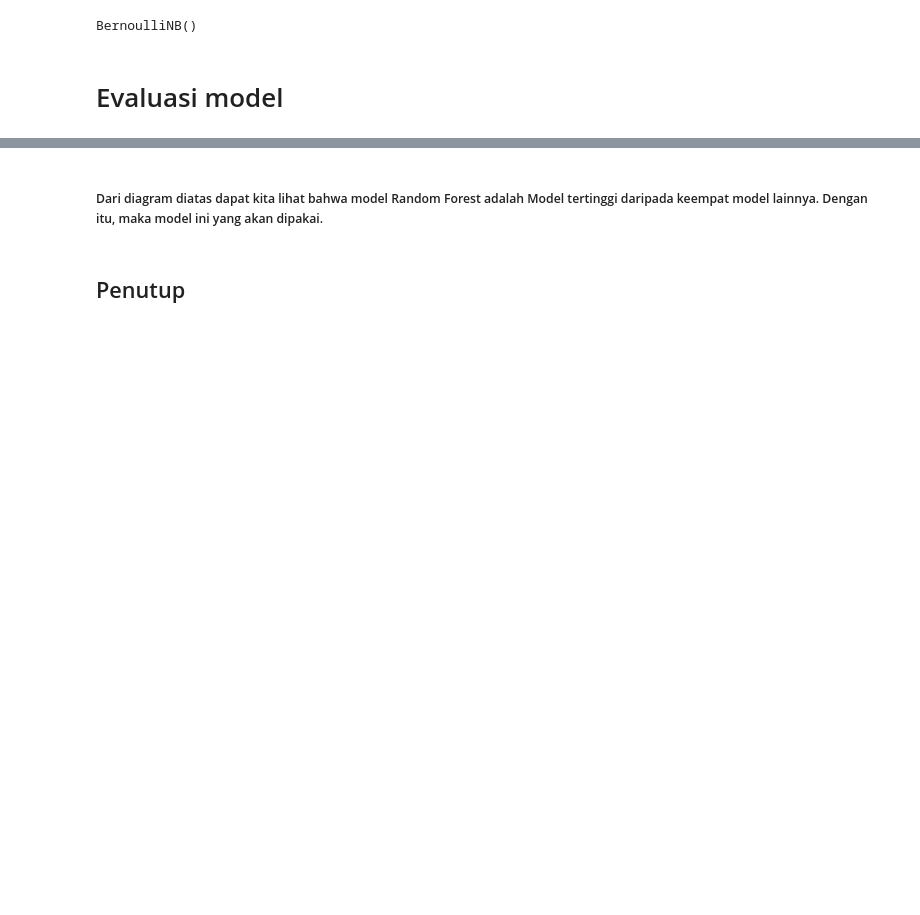
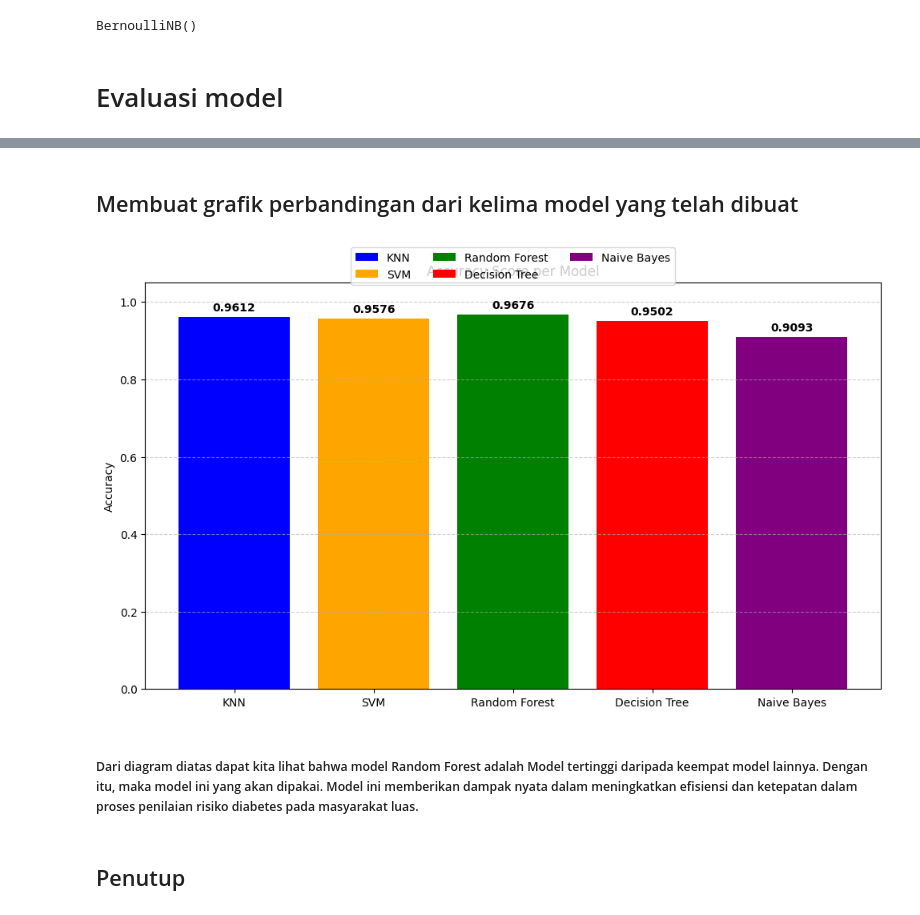
Before and after one commit to irwansyarif/diabetes-predictive-analysis, a Jupyter notebook: submission 1/Submission_1_MLT_Prediksi_Diabetes.ipynb, the cells around one changed output, grey strips where cells are left out. Drawn from its saved outputs; the diff is of its cells as text; code cells hidden in the pictures; blank space fills up the shorter version.

```diff
--- a/submission 1/Submission_1_MLT_Prediksi_Diabetes (1).ipynb
+++ b/submission 1/Submission_1_MLT_Prediksi_Diabetes.ipynb
@@ -387,5 +411,45 @@ plt.show()
+# %% [markdown]
+## Membuat grafik perbandingan dari kelima model yang telah dibuat
+# %%
+import matplotlib.pyplot as plt
+import numpy as np
+
+# Skor akurasi dan nama model
+model_names = ['KNN', 'SVM', 'Random Forest', 'Decision Tree', 'Naive Bayes']
+accuracy_scores = [
+    accuracy_score(y_test, y_pred_knn),
+    accuracy_score(y_test, y_pred_svm),
+    accuracy_score(y_test, y_pred_rf),
+    accuracy_score(y_test, y_pred_dt),
+    accuracy_score(y_test, y_pred_nb)
+]
+
+# Warna berbeda untuk setiap model
+colors = ['Blue', 'Orange', 'Green', 'Red', 'Purple']  # Blue, Orange, Green, Red, Purple
+x = np.arange(len(model_names))
+
+plt.figure(figsize=(10, 6))
+bars = plt.bar(x, accuracy_scores, color=colors)
+
+# Menambahkan nilai akurasi di atas bar
+for bar, score in zip(bars, accuracy_scores):
+    plt.text(bar.get_x() + bar.get_width() / 2, bar.get_height() + 0.01,
+             f'{score:.4f}', ha='center', va='bottom', fontsize=10, fontweight='bold')
+
+# Konfigurasi tampilan
+plt.xticks(x, model_names)
+plt.ylim(0, 1.05)
+plt.ylabel('Accuracy')
+plt.title('Accuracy Score per Model')
+plt.legend(bars, model_names, loc='upper center', bbox_to_anchor=(0.5, 1.1), ncol=3)
+plt.grid(axis='y', linestyle='--', alpha=0.6)
+
+plt.tight_layout()
+plt.show()
+# %% [output]
+[figure, added]
 # %% [markdown]
-##### Dari diagram diatas dapat kita lihat bahwa model Random Forest adalah Model tertinggi daripada keempat model lainnya. Dengan itu, maka model ini yang akan dipakai.
+##### Dari diagram diatas dapat kita lihat bahwa model Random Forest adalah Model tertinggi daripada keempat model lainnya. Dengan itu, maka model ini yang akan dipakai. Model ini memberikan dampak nyata dalam meningkatkan efisiensi dan ketepatan dalam proses penilaian risiko diabetes pada masyarakat luas.
 # %% [markdown]
 ## Penutup
 # %% [markdown]
```
Also changed, not shown: parts of 7 cells of this notebook, 3 other files.
